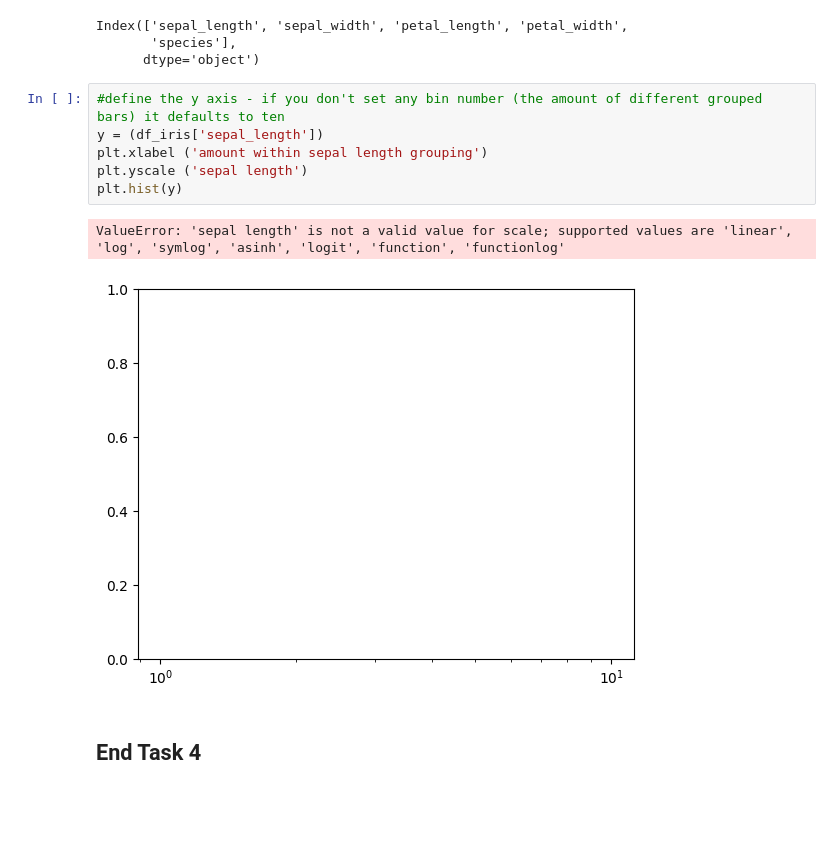
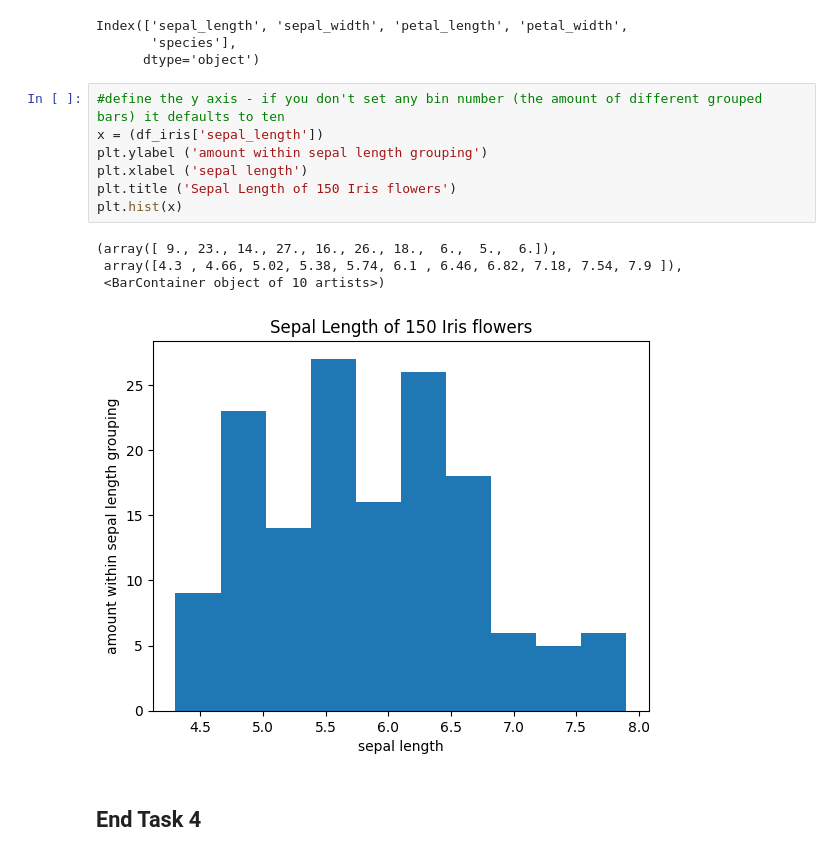
Before and after one commit to FaolanH/principles_of_data_analytics, a Jupyter notebook: tasks.ipynb, the cells around one changed output. Saved outputs shown, nothing was run; the diff lists cells and outputs as text; blank space fills up the shorter version.

```diff
--- a/tasks.ipynb
+++ b/tasks.ipynb
@@ -357,13 +373,16 @@ Index(['sepal_length', 'sepal_width', 'petal_length', 'petal_width',
       dtype='object')
 # %%
 #define the y axis - if you don't set any bin number (the amount of different grouped bars) it defaults to ten
-y = (df_iris['sepal_length'])
-plt.xlabel ('amount within sepal length grouping')
-plt.yscale ('sepal length')
-plt.hist(y)
+x = (df_iris['sepal_length'])
+plt.ylabel ('amount within sepal length grouping')
+plt.xlabel ('sepal length')
+plt.title ('Sepal Length of 150 Iris flowers')
+plt.hist(x)
 # %% [output]
-ValueError: 'sepal length' is not a valid value for scale; supported values are 'linear', 'log', 'symlog', 'asinh', 'logit', 'function', 'functionlog'
+(array([ 9., 23., 14., 27., 16., 26., 18.,  6.,  5.,  6.]),
+ array([4.3 , 4.66, 5.02, 5.38, 5.74, 6.1 , 6.46, 6.82, 7.18, 7.54, 7.9 ]),
+ <BarContainer object of 10 artists>)
-[figure, old version]
+[figure, new version]
 # %% [markdown]
 ## End Task 4
 # %% [markdown]
```
Also changed, not shown: parts of 7 cells of this notebook.
